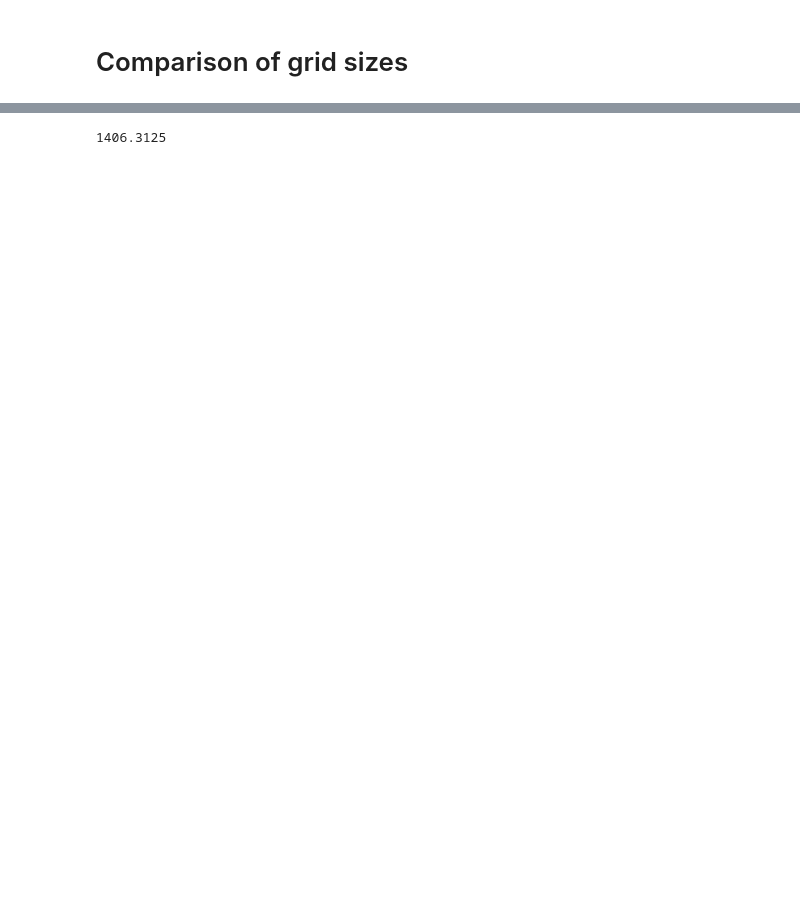
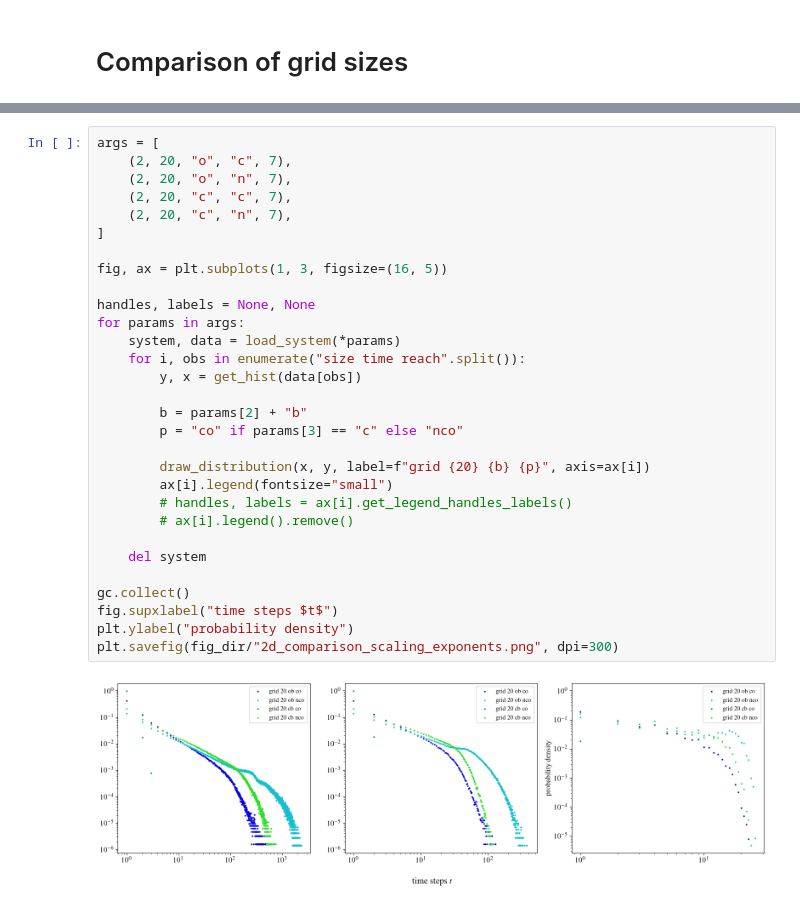
Before and after one commit to GabrielRemi/Sandpile, a Jupyter notebook: Code/analysis.ipynb, the cells around one changed output, grey strips where cells are left out. Cells and saved outputs as stored; diff of their text form; blank space fills up the shorter version.

```diff
--- a/Code/analysis.ipynb
+++ b/Code/analysis.ipynb
@@ -66,3 +67,32 @@ plt.savefig(fig_dir/"2d_grid_comparison.png", bbox_inches="tight", dpi=300)
 # %%
+args = [
+    (2, 20, "o", "c", 7),
+    (2, 20, "o", "n", 7),
+    (2, 20, "c", "c", 7),
+    (2, 20, "c", "n", 7),
+]
+
+fig, ax = plt.subplots(1, 3, figsize=(16, 5))
+
+handles, labels = None, None
+for params in args:
+    system, data = load_system(*params)
+    for i, obs in enumerate("size time reach".split()):
+        y, x = get_hist(data[obs])
+
+        b = params[2] + "b"
+        p = "co" if params[3] == "c" else "nco"
+
+        draw_distribution(x, y, label=f"grid {20} {b} {p}", axis=ax[i])
+        ax[i].legend(fontsize="small")
+        # handles, labels = ax[i].get_legend_handles_labels()
+        # ax[i].legend().remove()
+
+    del system
+
+gc.collect()
+fig.supxlabel("time steps $t$")
+plt.ylabel("probability density")
+plt.savefig(fig_dir/"2d_comparison_scaling_exponents.png", dpi=300)
 # %% [output]
-1406.3125
+[figure, added]
```
Also changed, not shown: parts of 4 cells of this notebook, 5 other files.
